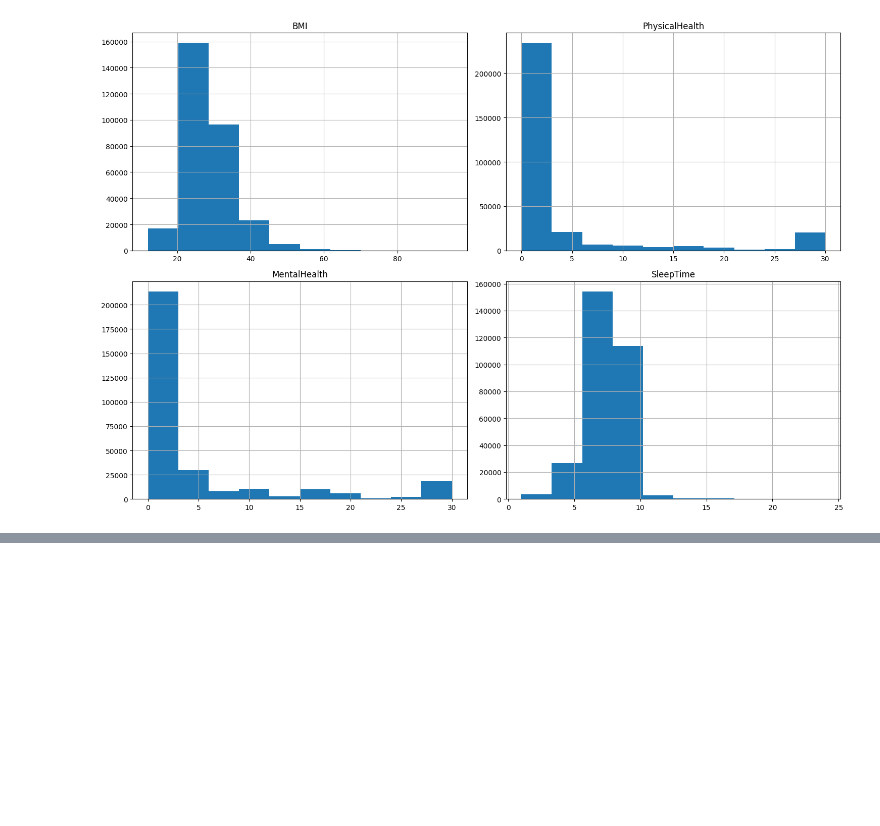
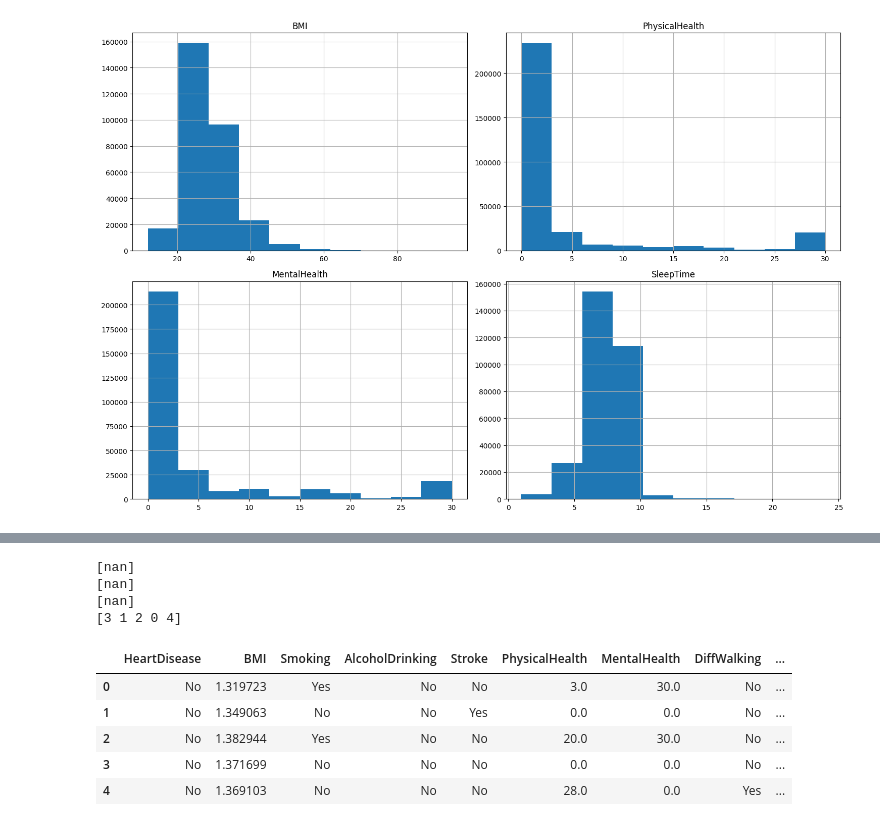
Before and after one commit to XiaoYangxxxx/ALY6080Group4, a Jupyter notebook: EDA.ipynb, the cells around one changed output, grey strips where cells are left out. Drawn from its saved outputs; the diff is of its cells as text; code cells hidden in the pictures; blank space fills up the shorter version.

```diff
--- a/EDA.ipynb
+++ b/EDA.ipynb
@@ -204,0 +224,28 @@ Cleaned DataFrame shape: (301717, 18)
+# %%
+# Replace the original 'BMI' and 'Sleep Time' columns with the transformed data
+df['BMI'] = df['BMI_boxcox']
+df['Sleep Time'] = df['Sleep_Time_boxcox']
+
+# Remove the temporary columns used for the Box-Cox transformation if you no longer need them
+df.drop(['BMI_boxcox', 'Sleep_Time_boxcox'], axis=1, inplace=True)
+
+# Store the updated data in df_cleaned
+df_cleaned = df.copy()
+# %%
+# Check categories
+unique_AgeCategory_categories = df_cleaned['AgeCategory'].unique()
+print(unique_AgeCategory_categories)
+
+unique_Race_categories = df_cleaned['Race'].unique()
+print(unique_Race_categories)
+
+unique_Diabetic_categories = df_cleaned['Diabetic'].unique()
+print(unique_Diabetic_categories)
+
+unique_GenHealth_categories = df_cleaned['GenHealth'].unique()
+print(unique_GenHealth_categories)
+# %% [output]
+[nan]
+[nan]
+[nan]
+[3 1 2 0 4]
@@ -205,2 +329,11 @@ Cleaned DataFrame shape: (301717, 18)
+# %%
+df_cleaned.head()
+# %% [output]
+|  | HeartDisease | BMI | Smoking | AlcoholDrinking | Stroke | PhysicalHealth | MentalHealth | DiffWalking | ... |
+| 0 | No | 1.319723 | Yes | No | No | 3.0 | 30.0 | No | ... |
+| 1 | No | 1.349063 | No | No | Yes | 0.0 | 0.0 | No | ... |
+| 2 | No | 1.382944 | Yes | No | No | 20.0 | 30.0 | No | ... |
+| 3 | No | 1.371699 | No | No | No | 0.0 | 0.0 | No | ... |
+| 4 | No | 1.369103 | No | No | No | 28.0 | 0.0 | Yes | ... |
 # %%
 # Save the cleaned DataFrame to a new CSV file
```
Also changed, not shown: parts of 11 cells of this notebook, 1 other file.
